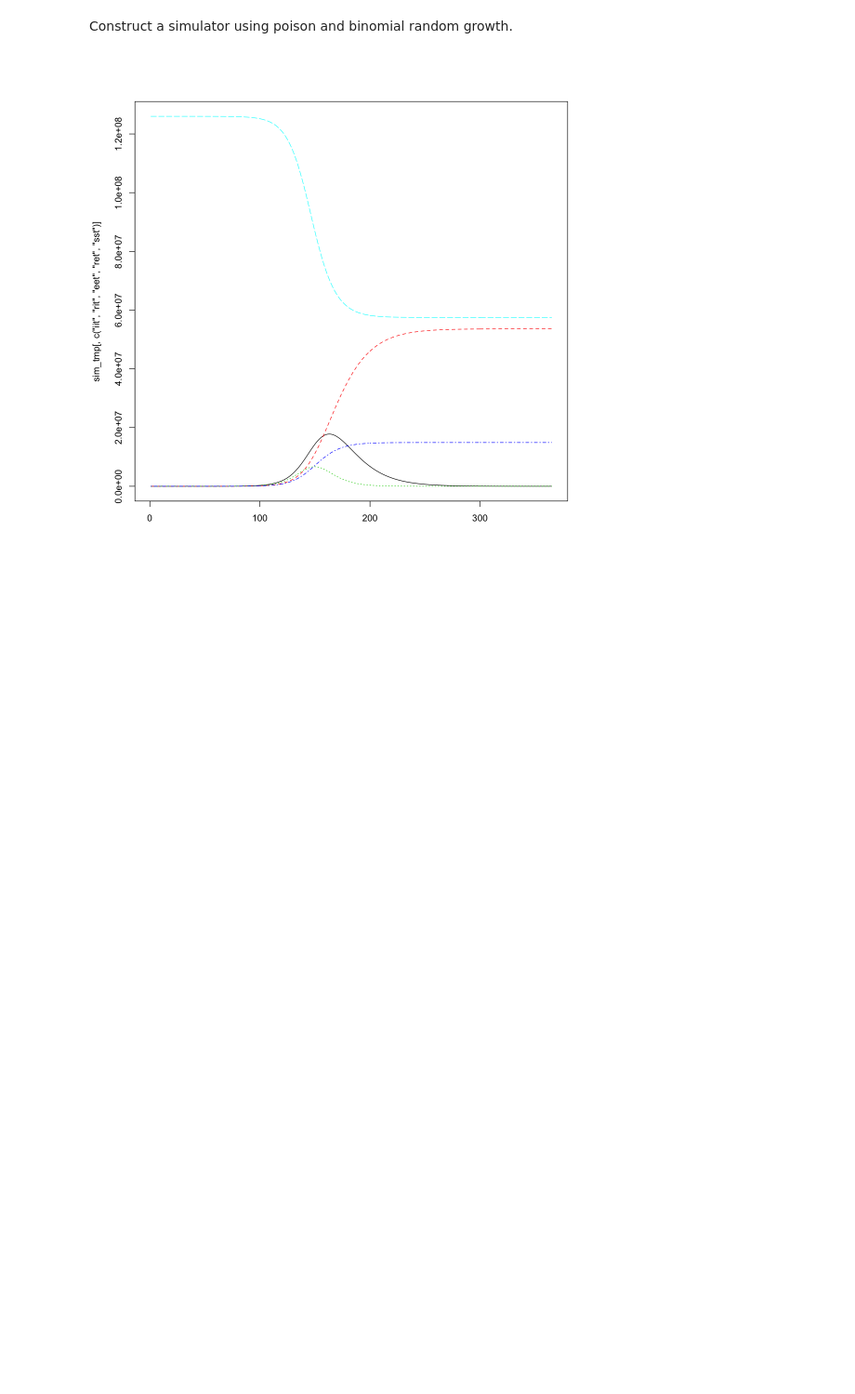
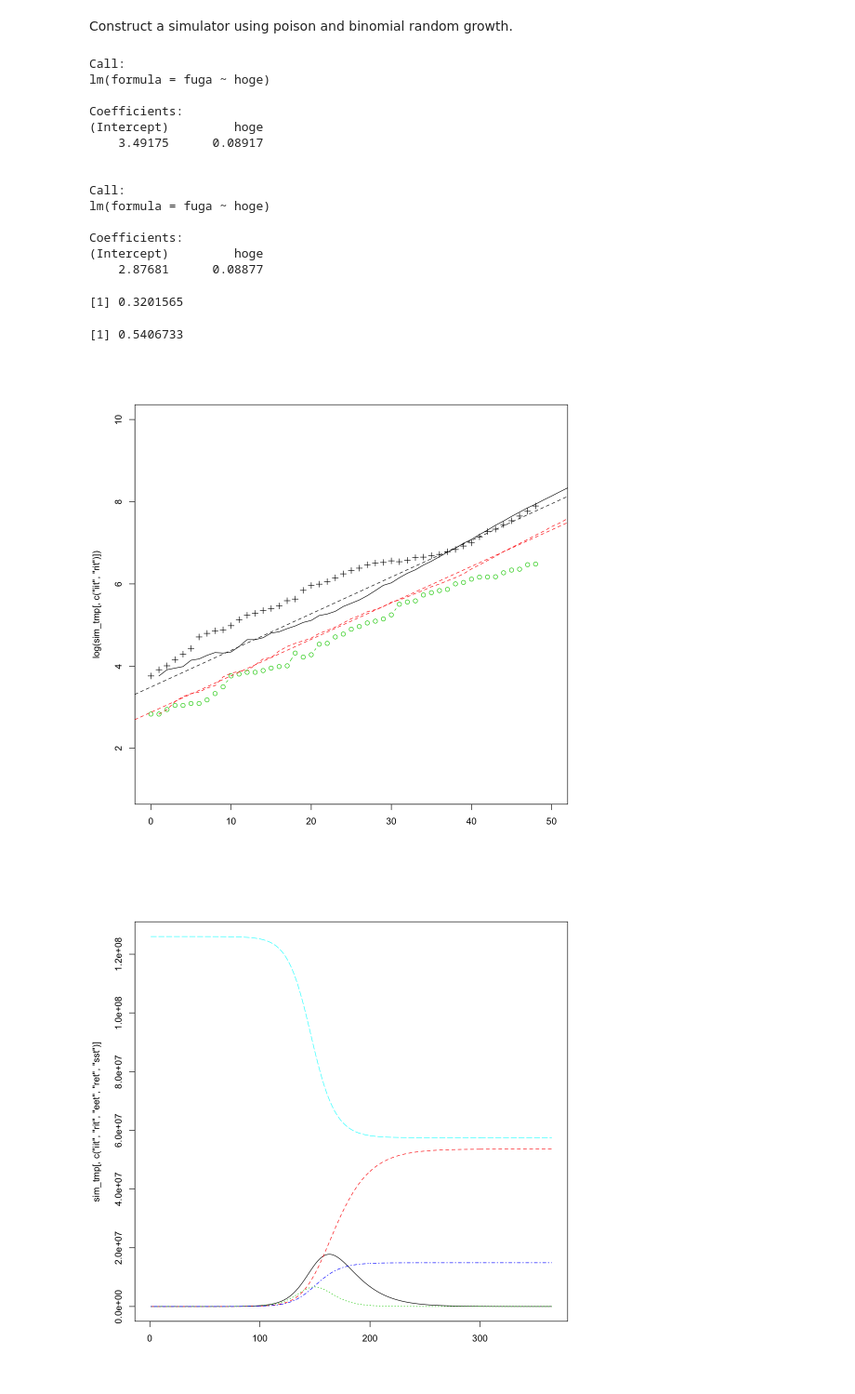
Before and after one commit to naono-git/covid19, a Jupyter notebook: covid19.SEIR.ipynb, the cells around one changed output. Shown at 93% size. Drawn from its saved outputs; the diff is of its cells as text; code cells hidden in the pictures; blank space fills up the shorter version.

```diff
--- a/covid19.SEIR.ipynb
+++ b/covid19.SEIR.ipynb
@@ -285,6 +293,41 @@ simSEIR <- function(nd, par){
 }
 # %%
 sim_tmp <- simSEIR(365, par=par_tmp)
+# %%
+hoge <- 1:50
+matplot(log(sim_tmp[,c("iit","rit")]),type="l", xlim=c(0,50),ylim=c(1,10))
+points(dd1-33, log(covid$i-covid$re), lty=2, pch=3)
+points(dd1-33, log(covid$re+covid$d), type="b", pch=1, col=3)
+
+fuga <- log(sim_tmp[1:50,"iit"])
+mogu <- lm(fuga~hoge)
+print(mogu)
+abline(mogu,lty=2,col=1)
+fuga <- log(sim_tmp[1:50,"rit"])
+mogu <- lm(fuga~hoge)
+print(mogu)
+abline(mogu,lty=2,col=2)
+
+mean((covid$re[40:nd]+covid$d[40:nd]) / (covid$i[40:nd]-covid$r[40:nd]))
+exp(2.87681 - 3.49175)
+# %% [output]
+Call:
+lm(formula = fuga ~ hoge)
+
+Coefficients:
+(Intercept)         hoge
+    3.49175      0.08917
+
+
+Call:
+lm(formula = fuga ~ hoge)
+
+Coefficients:
+(Intercept)         hoge
+    2.87681      0.08877
+[1] 0.3201565
+[1] 0.5406733
+[figure, added]
 # %%
 matplot(sim_tmp[,c("iit","rit","eet","ret","sst")], type="l")
 # %% [output]
```
Also changed, not shown: parts of 4 cells of this notebook, 3 other files.
